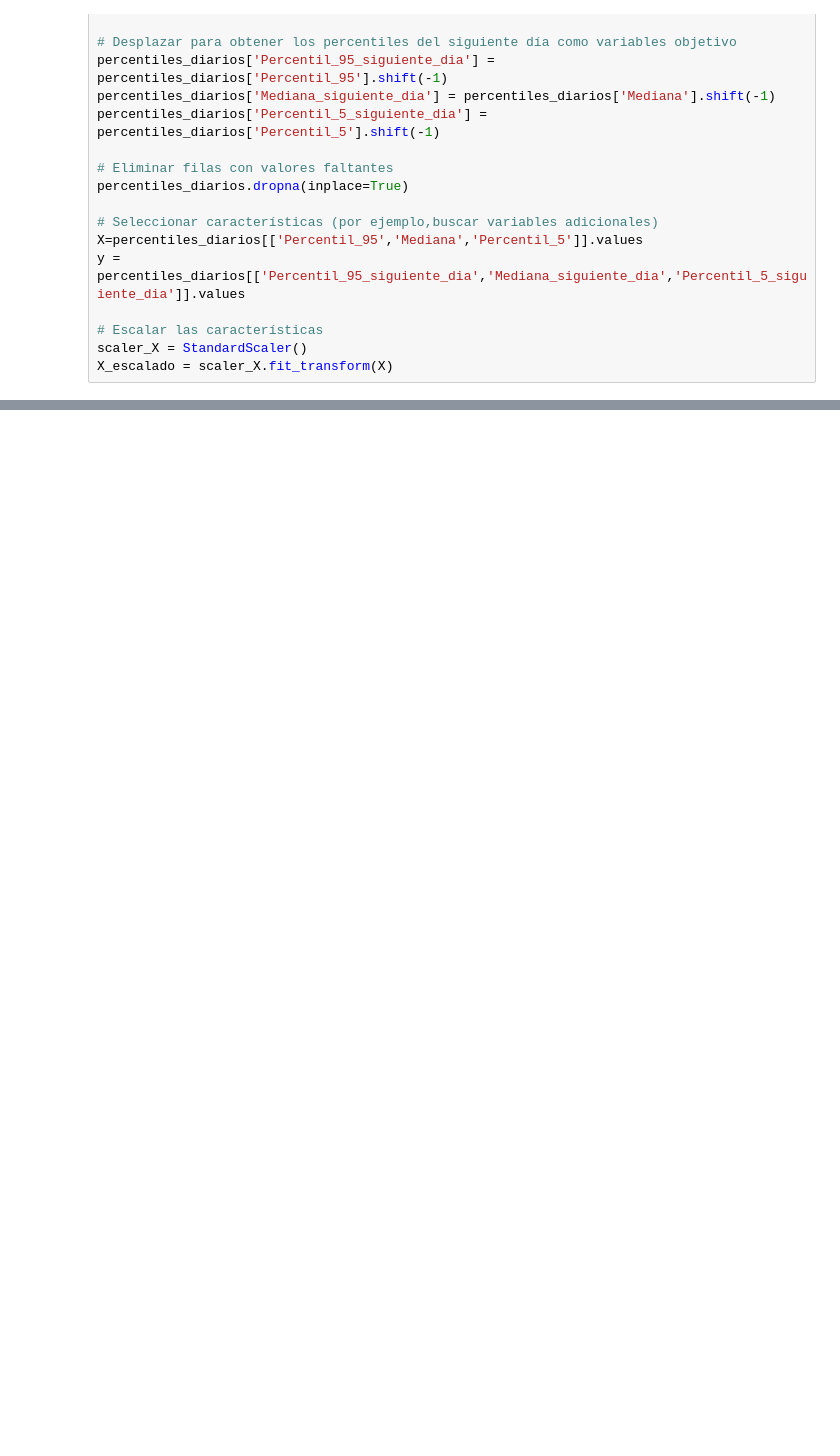
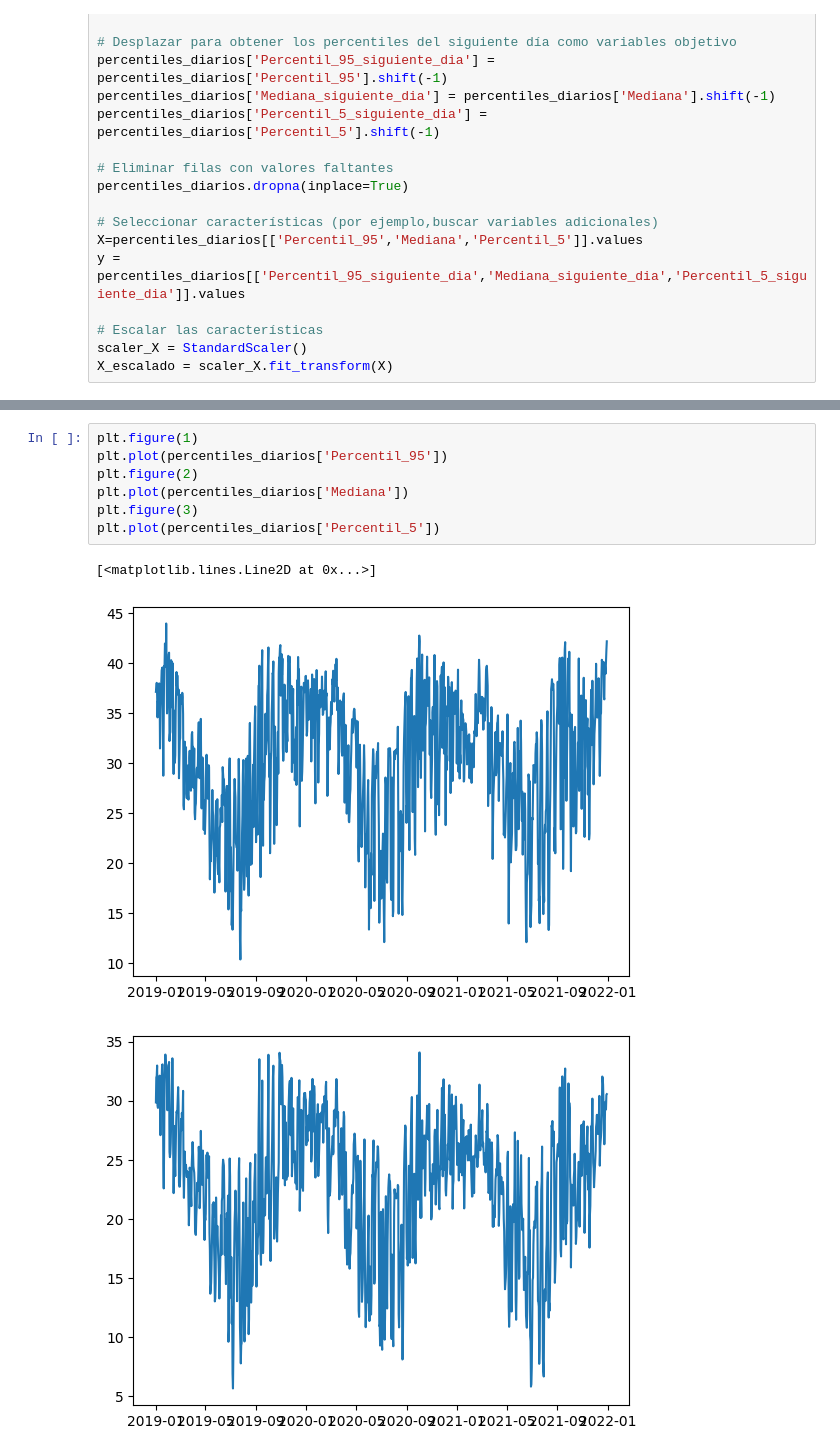
Before and after one commit to neekBruh/PrimerParcialIA2024, a Jupyter notebook: Grommeck_1P_IA.ipynb, the cells around one changed output, grey strips where cells are left out. Cells and saved outputs as stored; diff of their text form; blank space fills up the shorter version.

```diff
--- a/Grommeck_1P_IA.ipynb
+++ b/Grommeck_1P_IA.ipynb
@@ -96,0 +114,11 @@ X_escalado = scaler_X.fit_transform(X)
+# %%
+plt.figure(1)
+plt.plot(percentiles_diarios['Percentil_95'])
+plt.figure(2)
+plt.plot(percentiles_diarios['Mediana'])
+plt.figure(3)
+plt.plot(percentiles_diarios['Percentil_5'])
+# %% [output]
+[<matplotlib.lines.Line2D at 0x...>]
+[figure, added]
+[figure, added]
```
Also changed, not shown: parts of 9 cells of this notebook.
